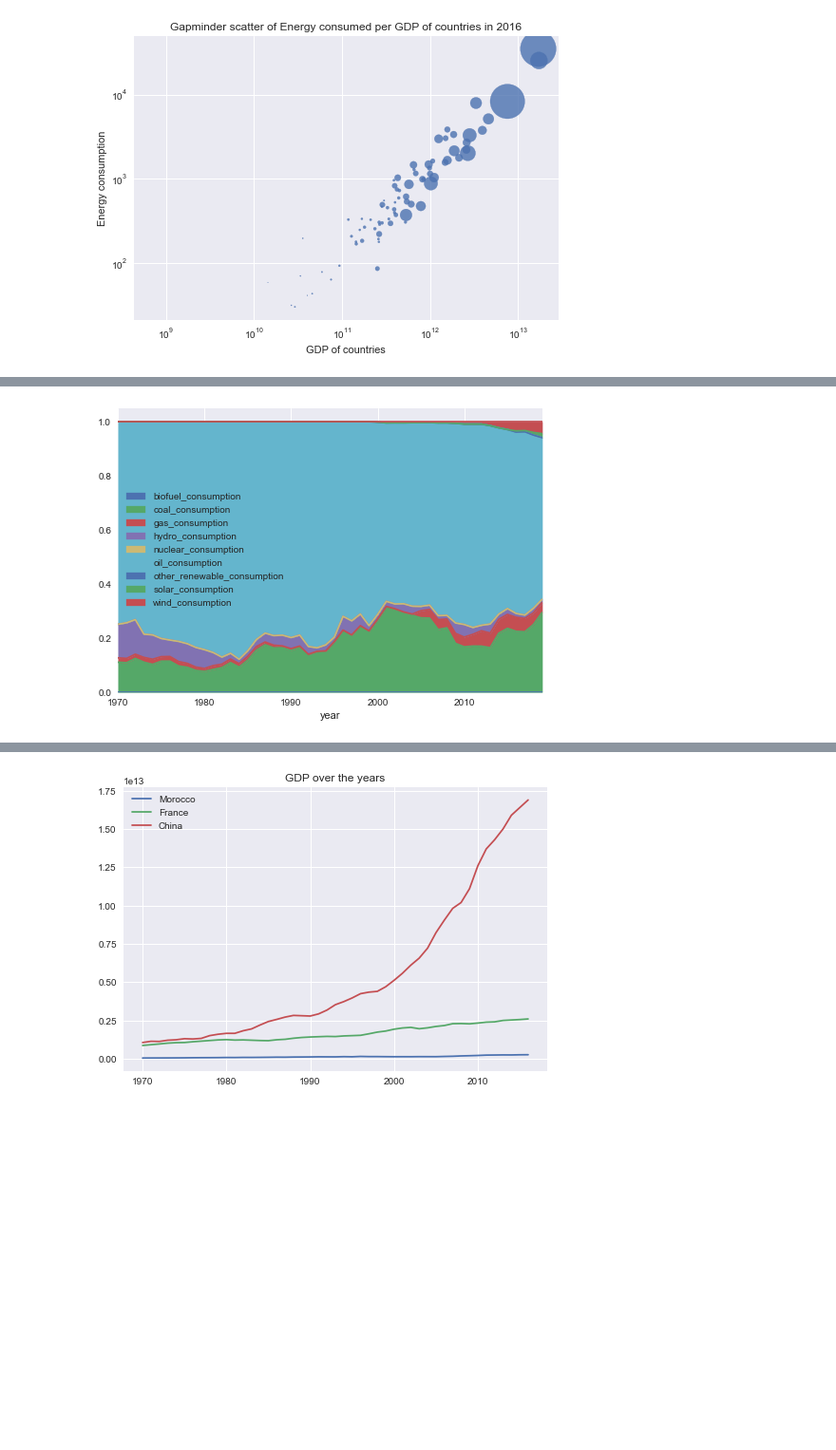
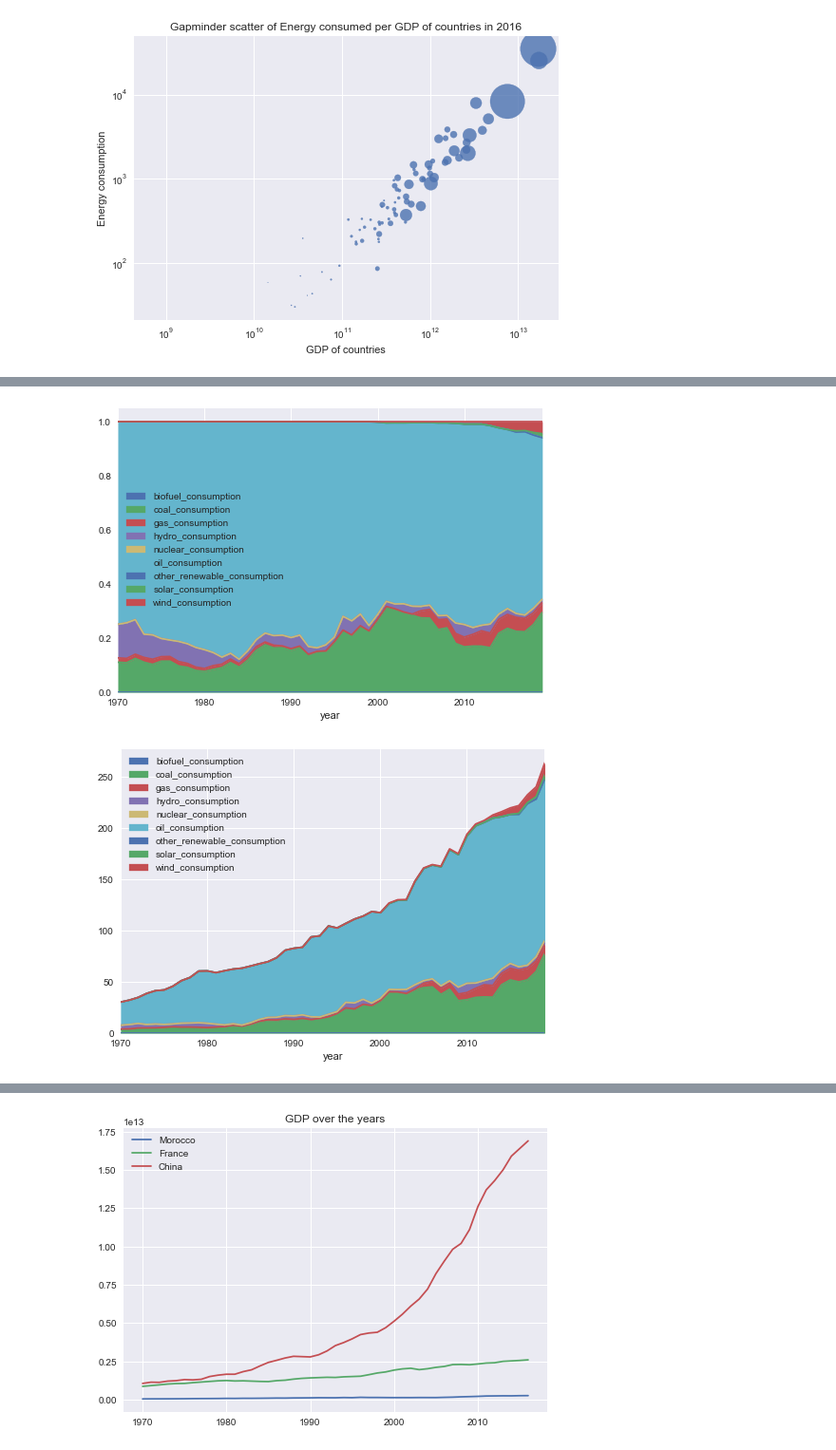
Before and after one commit to Milkafreak/Group_05, a Jupyter notebook: Showcase_notebook.ipynb, the cells around one changed output, grey strips where cells are left out. Shown: that part at 95% size. Saved outputs shown, nothing was run; the diff lists cells and outputs as text; code cells hidden in the pictures; blank space fills up the shorter version.

```diff
--- a/Showcase_notebook.ipynb
+++ b/Showcase_notebook.ipynb
@@ -31,5 +34,7 @@ When looking at the normalized energy consumption of each country, we can examin
 # %%
 x.plot_consumption("Morocco",normalize=True)
+x.plot_consumption("Morocco",normalize=False)
 # %% [output]
 [figure]
+[figure, added]
 # %% [markdown]
```
Also changed, not shown: parts of 16 cells of this notebook, 2 other files.
